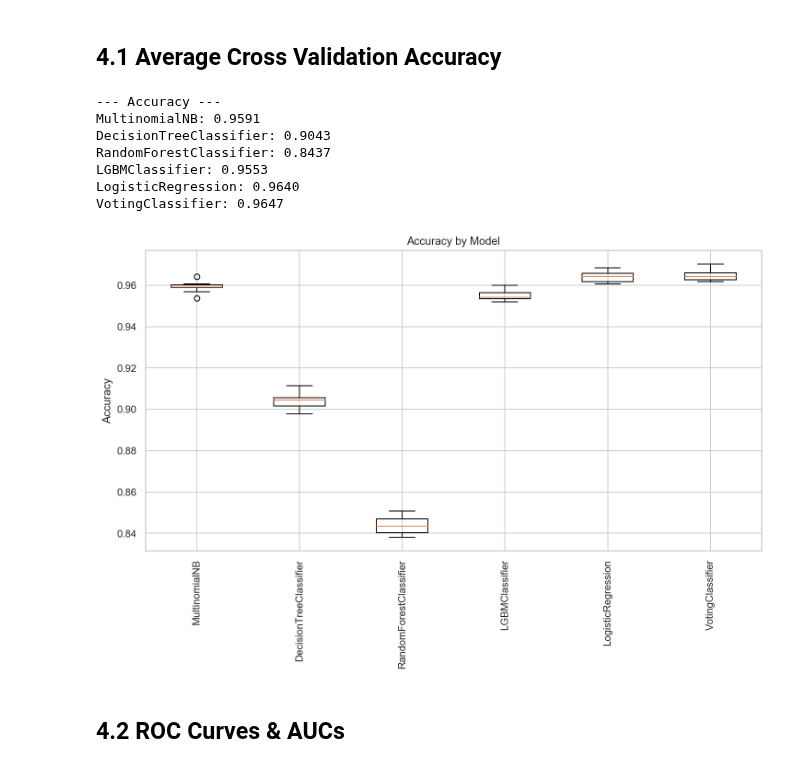
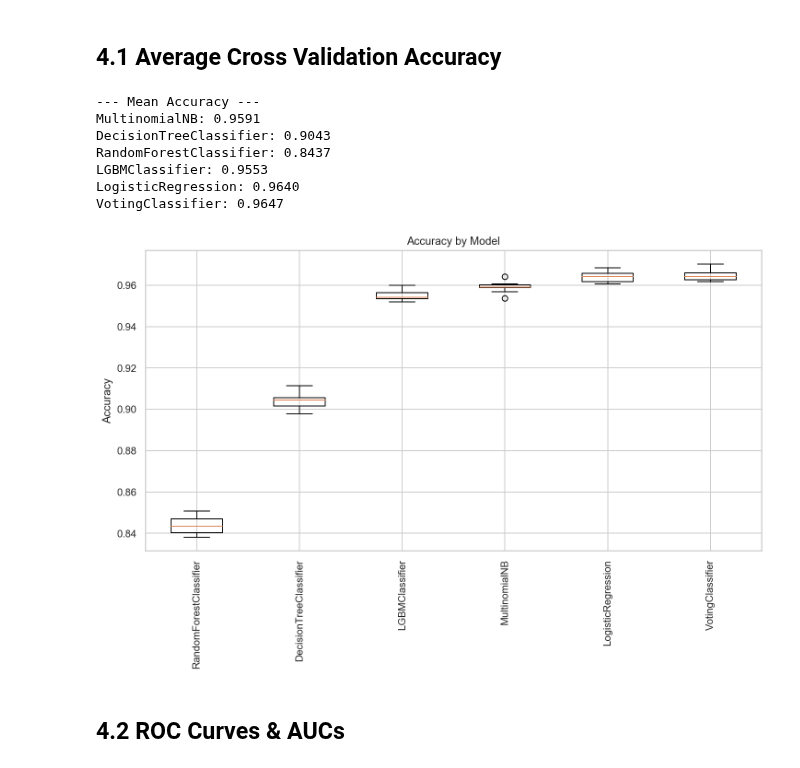
Before and after one commit to jp-hong/phish_classifier, a Jupyter notebook: classifier/02_Modeling.ipynb, the cells around one changed output. Drawn from its saved outputs; the diff is of its cells as text; code cells hidden in the pictures.

Commit message:
update boxplot

```diff
--- a/classifier/02_Modeling.ipynb
+++ b/classifier/02_Modeling.ipynb
@@ -285,26 +285,44 @@ models = {
 # %% [markdown]
 ## 4.1 Average Cross Validation Accuracy
 # %%
-print("--- Accuracy ---")
+print("--- Mean Accuracy ---")
 for name, score in scores_dict.items():
     print("{}: ".format(name) + "%0.4f"%(score.mean()))
 # %% [output]
---- Accuracy ---
+--- Mean Accuracy ---
 MultinomialNB: 0.9591
 DecisionTreeClassifier: 0.9043
 RandomForestClassifier: 0.8437
 LGBMClassifier: 0.9553
 LogisticRegression: 0.9640
 VotingClassifier: 0.9647
+# %%
+data = [
+    scores_dict["RandomForestClassifier"],
+    scores_dict["DecisionTreeClassifier"],
+    scores_dict["LGBMClassifier"],
+    scores_dict["MultinomialNB"],
+    scores_dict["LogisticRegression"],
+    scores_dict["VotingClassifier"],
+]
+
+labels = [
+    "RandomForestClassifier",
+    "DecisionTreeClassifier",
+    "LGBMClassifier",
+    "MultinomialNB",
+    "LogisticRegression",
+    "VotingClassifier",
+]
 # %%
 plt.figure(figsize=(12, 6))
-plt.boxplot(scores_dict.values())
-plt.xticks(ticks=range(1, len(scores_dict)+1), labels=scores_dict.keys(), rotation=90)
+plt.boxplot(data)
+plt.xticks(ticks=range(1, 7), labels=labels, rotation=90)
 plt.title("Accuracy by Model")
 plt.ylabel("Accuracy")
 plt.show()
 # %% [output]
-[figure, old version]
+[figure, new version]
 # %% [markdown]
 ## 4.2 ROC Curves & AUCs
 # %%
```
